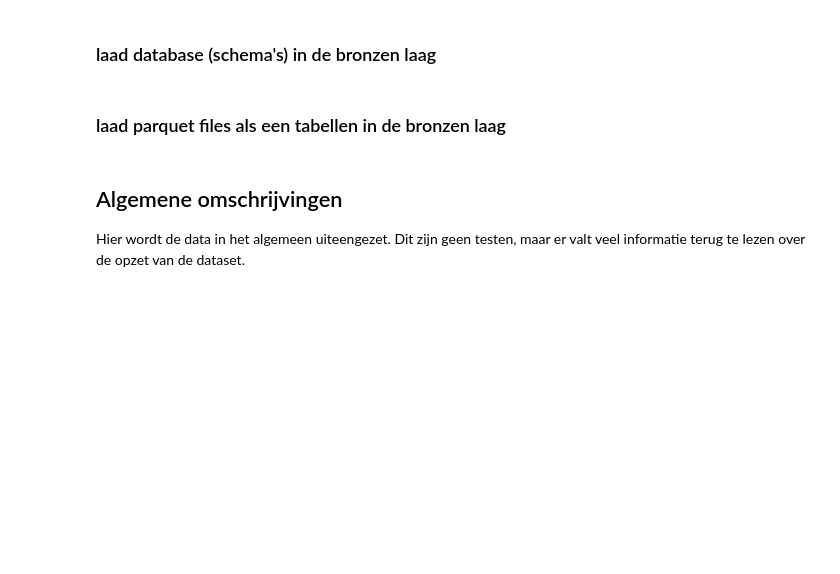
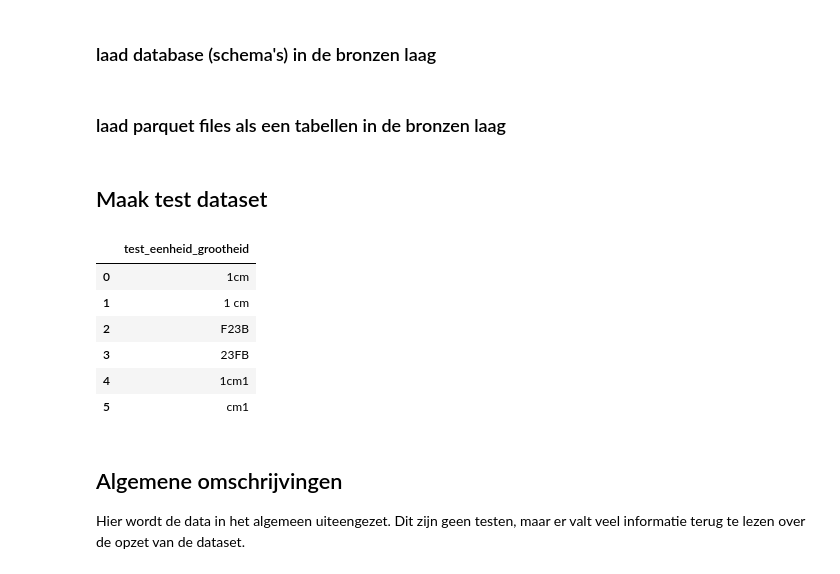
Before and after one commit to ThyavdBerg/RCE_DNANL_B-DK_use_cases, a Jupyter notebook: archeologische_complexen_datakwaliteit.ipynb, the cells around one changed output. Drawn from its saved outputs; the diff is of its cells as text; code cells hidden in the pictures; blank space fills up the shorter version.

```diff
--- a/archeologische_complexen_datakwaliteit.ipynb
+++ b/archeologische_complexen_datakwaliteit.ipynb
@@ -131,6 +131,23 @@ duckdb.sql("""
            CREATE TABLE IF NOT EXISTS brons_archeologische_complexen.def_complexen_v8 AS
            FROM read_parquet('./data/brons/def_complexen_v8/def_complexen_v8.parquet');
            """)
+# %% [markdown]
+## Maak test dataset
+# %%
+duckdb.sql("""DROP TABLE test.test""")
+duckdb.sql("""CREATE SCHEMA IF NOT EXISTS test;""")
+duckdb.sql("""CREATE TABLE IF NOT EXISTS test.test (test_eenheid_grootheid VARCHAR);""")
+duckdb.sql("""INSERT INTO test.test (test_eenheid_grootheid) VALUES ('1cm'), ('1 cm'), ('F23B'), ('23FB'), ('1cm1'), ('cm1');""")
+df = duckdb.sql("""SELECT * FROM test.test;""").fetchdf()
+df
+# %% [output]
+|  | test_eenheid_grootheid |
+| 0 | 1cm |
+| 1 | 1 cm |
+| 2 | F23B |
+| 3 | 23FB |
+| 4 | 1cm1 |
+| 5 | cm1 |
 # %% [markdown]
 ## Algemene omschrijvingen
 
```
Also changed, not shown: parts of 17 cells of this notebook.
